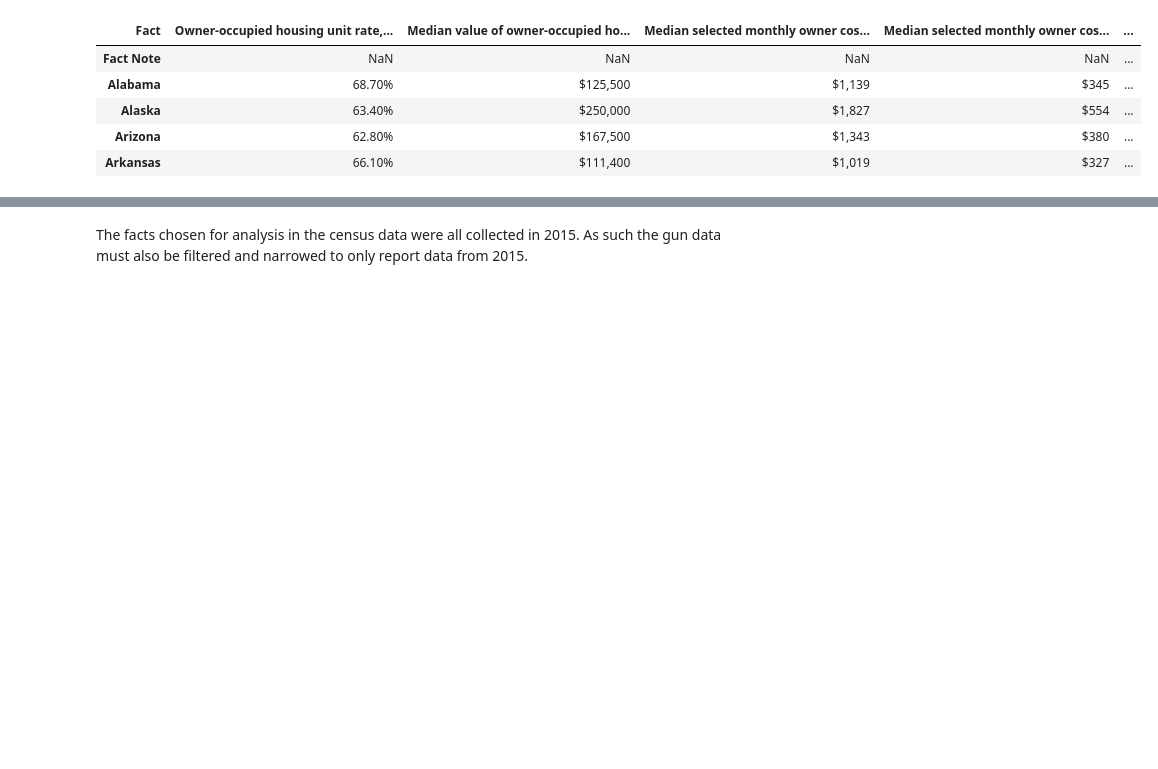
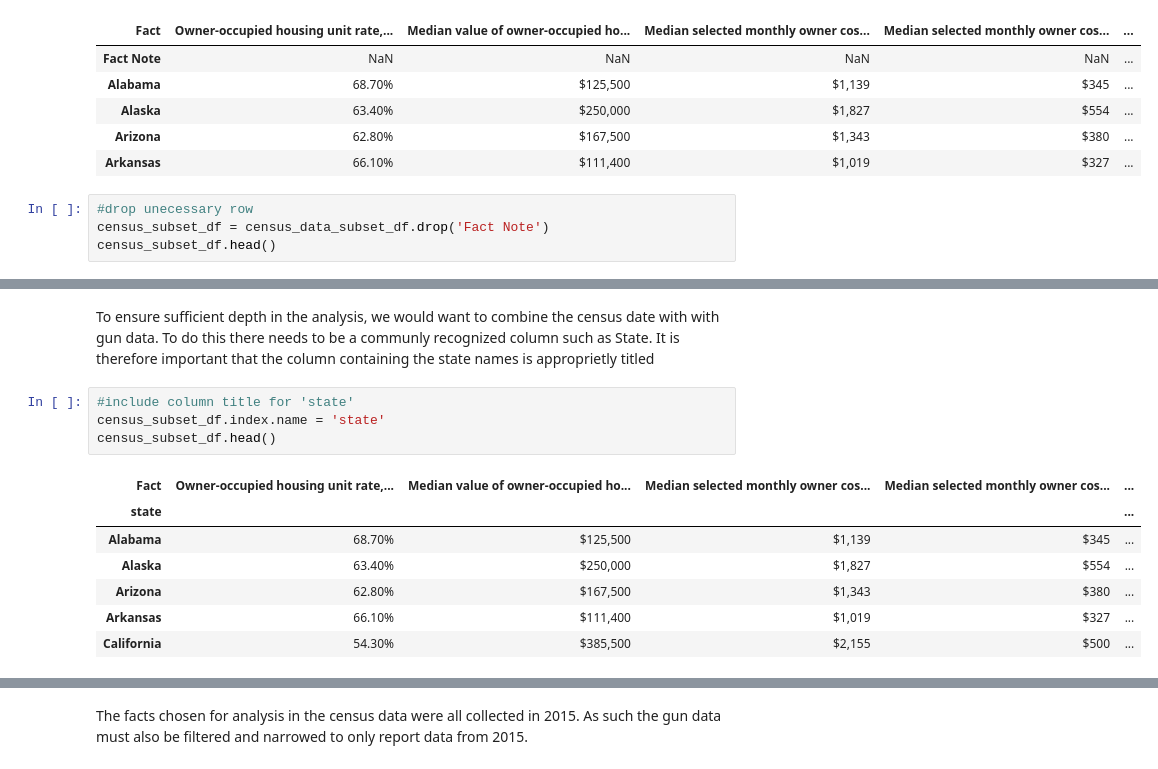
Before and after one commit to chloecongourdeau/data-investigation, a Jupyter notebook: gun-data-investigation.ipynb, the cells around one changed output, grey strips where cells are left out. Cells and saved outputs as stored; diff of their text form; blank space fills up the shorter version.

```diff
--- a/gun-data-investigation.ipynb
+++ b/gun-data-investigation.ipynb
@@ -213,3 +213,7 @@ census_data_subset_df.head()
 | Alaska | 63.40% | $250,000 | $1,827 | $554 | ... |
 | Arizona | 62.80% | $167,500 | $1,343 | $380 | ... |
 | Arkansas | 66.10% | $111,400 | $1,019 | $327 | ... |
+# %%
+#drop unecessary row
+census_subset_df = census_data_subset_df.drop('Fact Note')
+census_subset_df.head()
@@ -215,0 +227,14 @@ census_data_subset_df.head()
+# %% [markdown]
+To ensure sufficient depth in the analysis, we would want to combine the census date with with gun data. To do this there needs to be a communly recognized column such as State. It is therefore important that the column containing the state names is approprietly titled
+# %%
+#include column title for 'state'
+census_subset_df.index.name = 'state'
+census_subset_df.head()
+# %% [output]
+| Fact | Owner-occupied housing unit rate,... | Median value of owner-occupied ho... | Median selected monthly owner cos... | Median selected monthly owner cos... | ... |
+| state |  |  |  |  | ... |
+| Alabama | 68.70% | $125,500 | $1,139 | $345 | ... |
+| Alaska | 63.40% | $250,000 | $1,827 | $554 | ... |
+| Arizona | 62.80% | $167,500 | $1,343 | $380 | ... |
+| Arkansas | 66.10% | $111,400 | $1,019 | $327 | ... |
+| California | 54.30% | $385,500 | $2,155 | $500 | ... |
```
Also changed, not shown: parts of 16 cells of this notebook, 1 other file.
